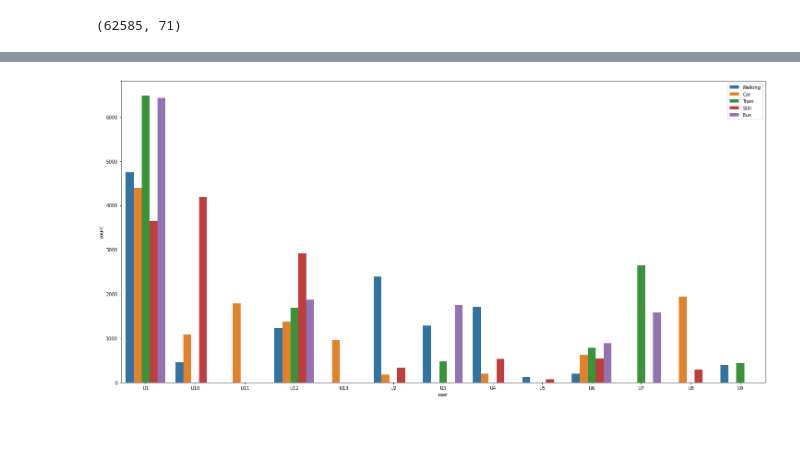
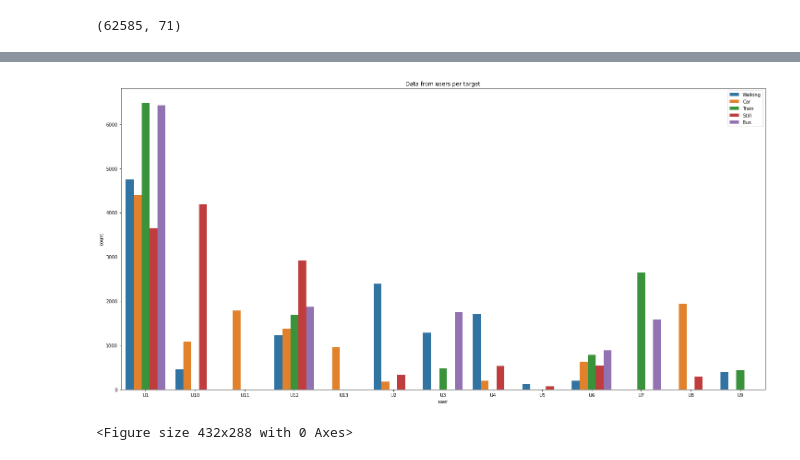
Before and after one commit to sardorick/BW-2-Fitness-ML, a Jupyter notebook: eda_half_second_Sardor.ipynb, the cells around one changed output, grey strips where cells are left out. Cells and saved outputs as stored; diff of their text form; code cells hidden in the pictures; blank space fills up the shorter version.

```diff
--- a/eda_half_second_Sardor.ipynb
+++ b/eda_half_second_Sardor.ipynb
@@ -159,7 +156,10 @@ Name: target, dtype: int64
 # %%
 plt.figure(figsize=(25, 12))
 sb.countplot(x='user', hue='target',data=df.sort_values(by=['user']))
 plt.legend(loc='upper right')
+plt.title('Data from users per target')
 plt.show()
+plt.savefig('data_per_user.png')
 # %% [output]
-[figure, old version]
+[figure, new version]
+<Figure size 432x288 with 0 Axes>
```
Also changed, not shown: parts of 8 cells of this notebook, 7 other files.
